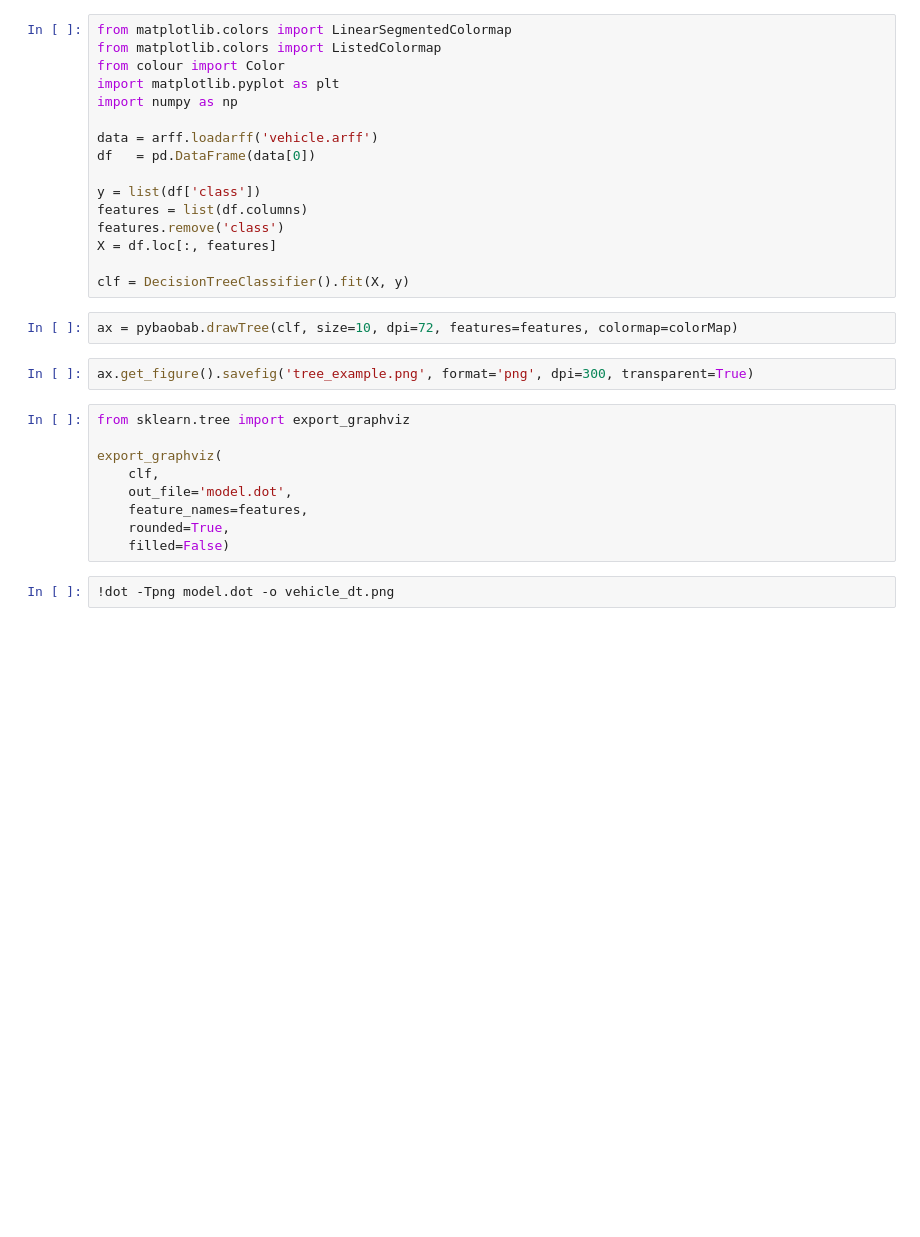
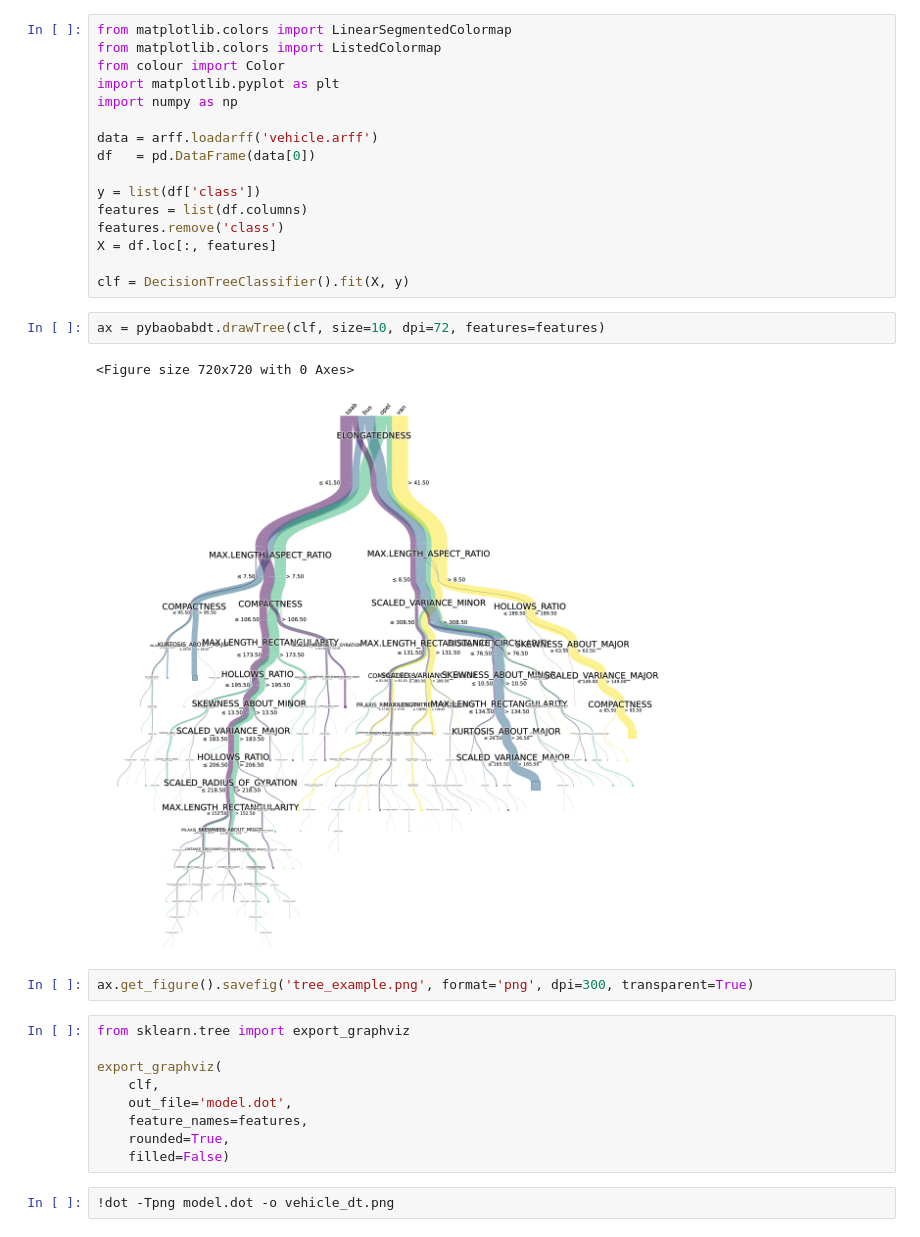
Before and after one commit to dmikushin/pybaobab, a Jupyter notebook: notebooks/example-DecisionTree.ipynb, the cells around one changed output. Cells and saved outputs as stored; diff of their text form; blank space fills up the shorter version.

Commit message:
Name conflict on pypi, changed to pybaobabdt (decision tree)

```diff
--- a/notebooks/example-DecisionTree.ipynb
+++ b/notebooks/example-DecisionTree.ipynb
@@ -22,7 +27,10 @@ X = df.loc[:, features]
 
 clf = DecisionTreeClassifier().fit(X, y)
 # %%
-ax = pybaobab.drawTree(clf, size=10, dpi=72, features=features, colormap=colorMap)
+ax = pybaobabdt.drawTree(clf, size=10, dpi=72, features=features)
+# %% [output]
+<Figure size 720x720 with 0 Axes>
+[figure, added]
 # %%
 ax.get_figure().savefig('tree_example.png', format='png', dpi=300, transparent=True)
 # %%
```
Also changed, not shown: parts of 3 cells of this notebook, 20 other files.
